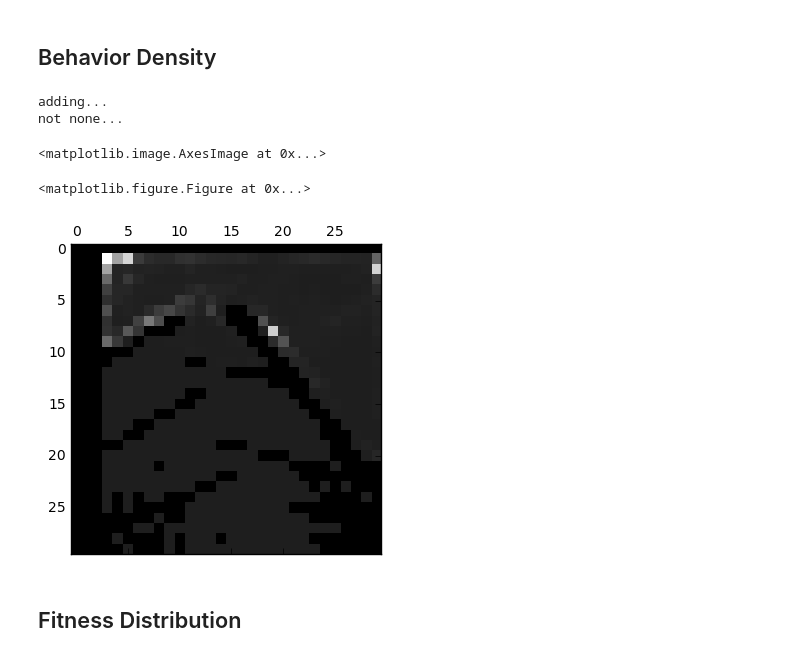
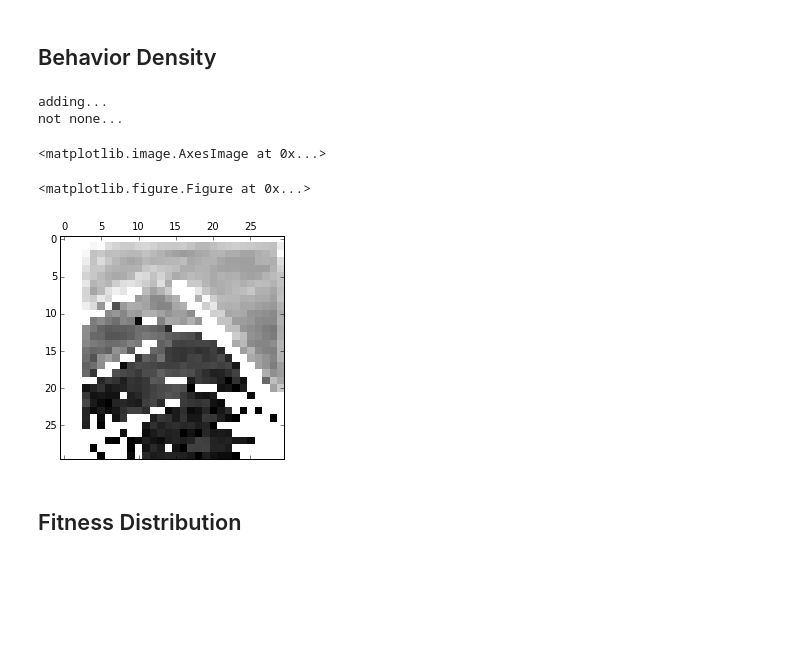
Before and after one commit to jal278/mazerobot-python, a Jupyter notebook: Maze calculations.ipynb, the cells around one changed output. Drawn from its saved outputs; the diff is of its cells as text; code cells hidden in the pictures; blank space fills up the shorter version.

```diff
--- a/Maze calculations.ipynb
+++ b/Maze calculations.ipynb
@@ -8,0 +12,3 @@ cached...
+# %%
+maze = "medium"
+domain = precomputed_domain.precomputed_maze_domain(maze,storage_directory="./logs/")
@@ -224,12 +454,2 @@ plot(x,y,".",alpha=0.05)
 # %% [markdown]
 ## How well does ideal evolvability measure correlate with 1-step evo?
-# %%
-for k in range(1,5):
-    title("Evo-everywhere vs Evo%d" % k)
-    res= aggregate1d(-domain.evo_everywhere,domain.evo[k],gridsize=25)
-
-    plot(res[0],res[1])
-
-    x,y = sample2d(-domain.evo_everywhere,domain.evo[k],50000)
-    plot(x,y,".",alpha=0.05)
-    figure()
@@ -241,0 +492,27 @@ for k in range(1,5):
+# %%
+for k in range(1,5):
+
+
+ fig=figure()
+ ax=fig.add_subplot(111)
+ ax.set_title("Evo-everywhere vs Evo%d" % k)
+
+ resx,resy= aggregate1d_prime(-domain.evo_everywhere,domain.evo[k],gridsize=25)
+ mean,median,upper,lower = perc(resy,5)
+ #x,y = sample2d(domain.evo_everywhere,domain.distance,50000)
+
+ ax.set_xlabel("Everywhere-Evolvability" )
+ ax.set_ylabel("%d-step Evolvability" %k)
+
+ ax.plot(resx,mean,linewidth=2,color=colors[1])
+ ax.fill_between(resx,lower,upper,alpha=0.25,linewidth=0, color=colors[1])
+
+ #ax.plot(x,y,".",alpha=0.05,color=colors[0])
+ #ax.plot(res[0],res[1],color=colors[1],linewidth=2)
+ ax.grid()
+ ax.spines['top'].set_visible(False)
+ ax.spines['right'].set_visible(False)
+ ax.spines['left'].set_visible(True)
+ ax.get_xaxis().tick_bottom()
+ ax.get_yaxis().tick_left()
+ fig.savefig("evolevo_vs_soldist_%s.pdf"%(maze), bbox_inches='tight')
@@ -277,19 +567,20 @@ def construct_behavior_grid(xdata,ydata,default_val=None,quantity=None,grid_sz=3
     if default_val != None:
         print "not none..."
         cnt[cnt==0] = default_val
+        cnt[cnt!=0] = np.log(cnt[cnt!=0])
 
     return cnt
 # %% [markdown]
 ## Behavior Density
 # %%
 gray()
-matshow( construct_behavior_grid(domain.data["x"],domain.data["y"],default_val=-0.01))
+matshow( construct_behavior_grid(domain.data["x"],domain.data["y"],default_val=-0.05))
 # %% [output]
 adding...
 not none...
 <matplotlib.image.AxesImage at 0x...>
 <matplotlib.figure.Figure at 0x...>
-[figure, old version]
+[figure, new version]
 # %% [markdown]
 ## Fitness Distribution
 # %%
```
Also changed, not shown: parts of 36 cells of this notebook, 2 other files.
